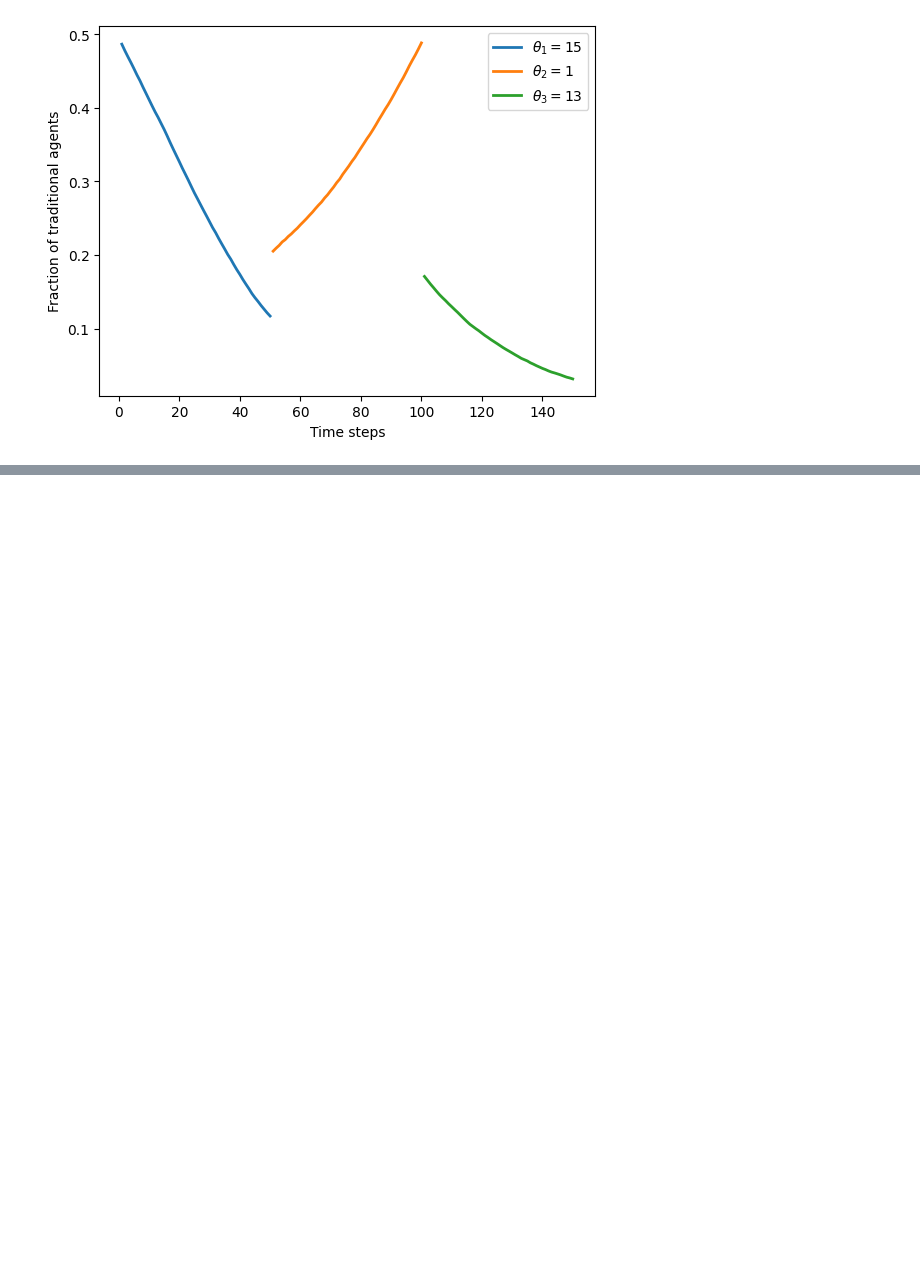
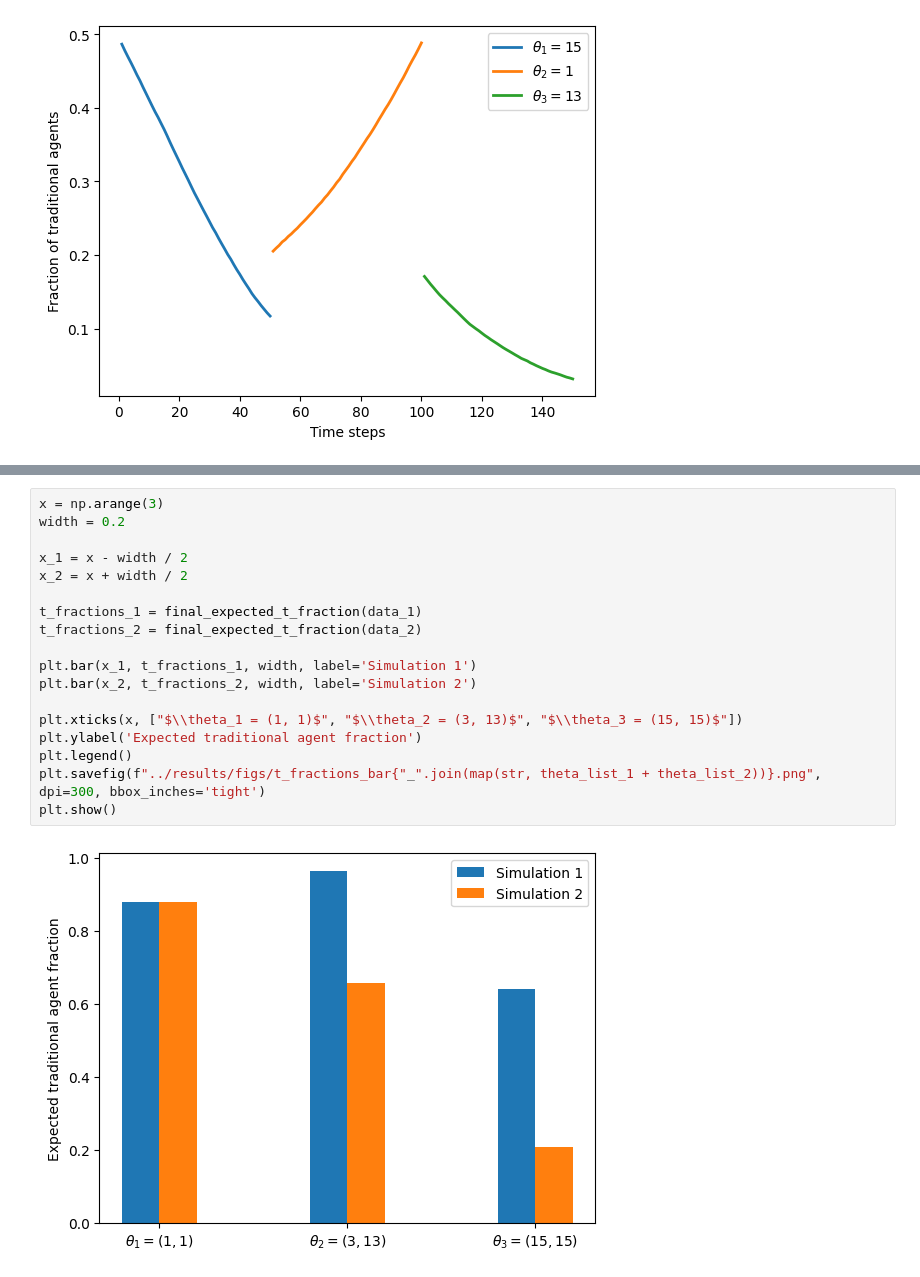
Before and after one commit to ritams/institution-design, a Jupyter notebook: notebooks/analysis.ipynb, the cells around one changed output, grey strips where cells are left out. Drawn from its saved outputs; the diff is of its cells as text; blank space fills up the shorter version.

```diff
--- a/notebooks/analysis.ipynb
+++ b/notebooks/analysis.ipynb
@@ -184,0 +169,20 @@ plt.show()
+# %%
+x = np.arange(3)
+width = 0.2
+
+x_1 = x - width / 2
+x_2 = x + width / 2
+
+t_fractions_1 = final_expected_t_fraction(data_1)
+t_fractions_2 = final_expected_t_fraction(data_2)
+
+plt.bar(x_1, t_fractions_1, width, label='Simulation 1')
+plt.bar(x_2, t_fractions_2, width, label='Simulation 2')
+
+plt.xticks(x, ["$\\theta_1 = (1, 1)$", "$\\theta_2 = (3, 13)$", "$\\theta_3 = (15, 15)$"])
+plt.ylabel('Expected traditional agent fraction')
+plt.legend()
+plt.savefig(f"../results/figs/t_fractions_bar{"_".join(map(str, theta_list_1 + theta_list_2))}.png", dpi=300, bbox_inches='tight')
+plt.show()
+# %% [output]
+[figure, added]
```
Also changed, not shown: parts of 1 cell of this notebook, 1 other file.
